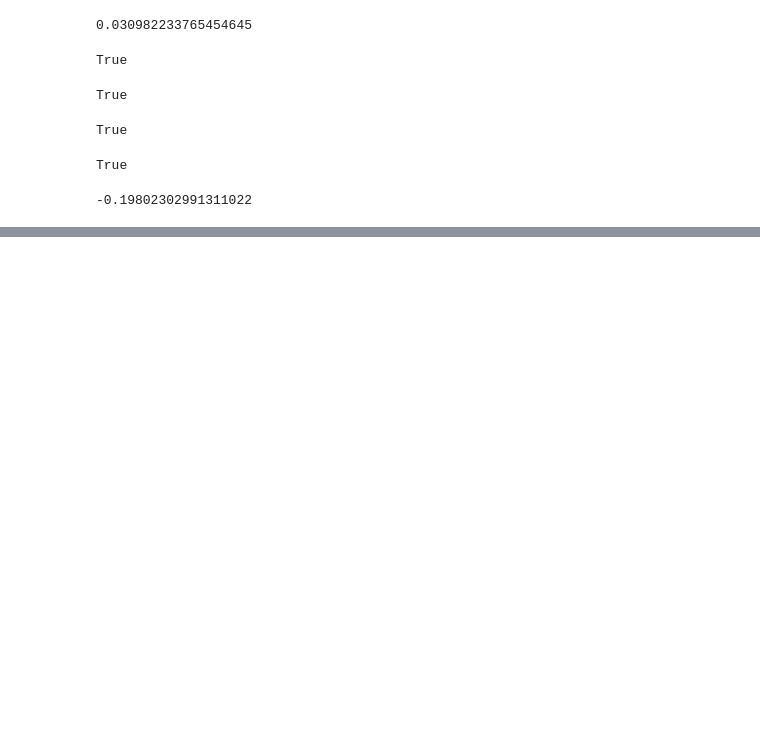
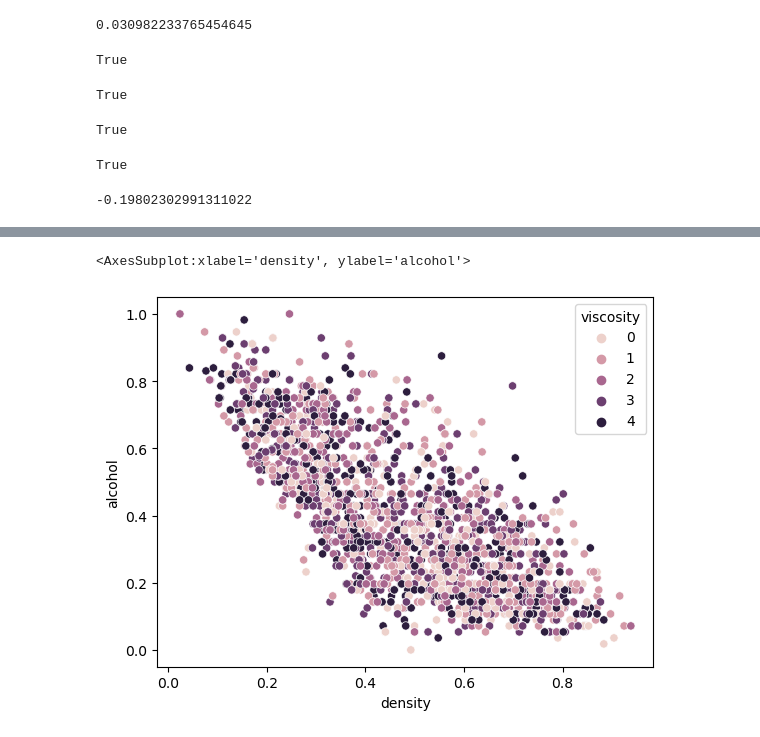
Before and after one commit to Wine-project-noether/Wine_project, a Jupyter notebook: exploration.ipynb, the cells around one changed output, grey strips where cells are left out. Drawn from its saved outputs; the diff is of its cells as text; code cells hidden in the pictures; blank space fills up the shorter version.

```diff
--- a/exploration.ipynb
+++ b/exploration.ipynb
@@ -350,0 +445,6 @@ X
+# %%
+kmeans = create_clusters(X[0], k, cluster_vars)
+# %%
+centroid_df_visc = get_centroids(kmeans, cluster_vars, cluster_name)
+# %%
+X = assign_clusters(kmeans, cluster_vars, cluster_name, centroid_df_visc)
@@ -350,0 +467,3 @@ X
+# %%
+X[2].drop(columns=['centroid_fso2', 'centroid_tso2','centroid_fixed',
+                   'centroid_volatile','centroid_citric','centroid_density','centroid_alcohol'], inplace=True)
@@ -350,0 +486,5 @@ X
+# %%
+sns.scatterplot(x='density',y='alcohol',data=X[0].sample(2000), hue='viscosity')
+# %% [output]
+<AxesSubplot:xlabel='density', ylabel='alcohol'>
+[figure, added]
```
Also changed, not shown: parts of 58 cells of this notebook, 4 other files.
